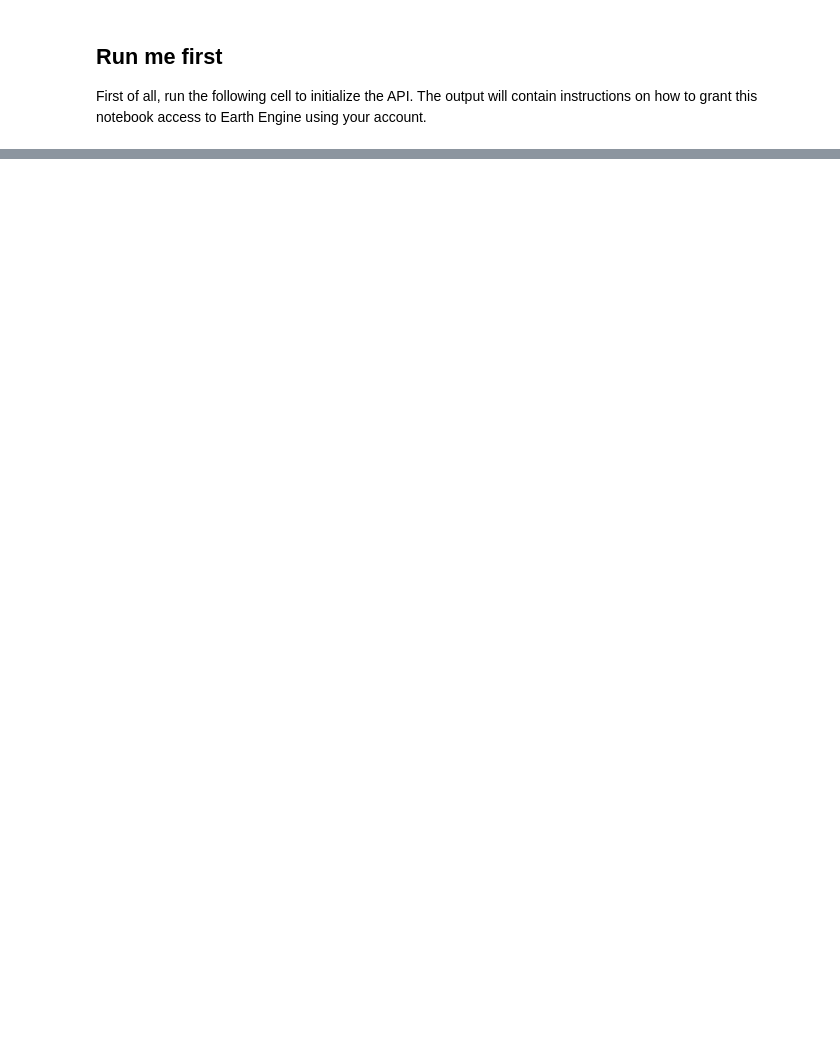
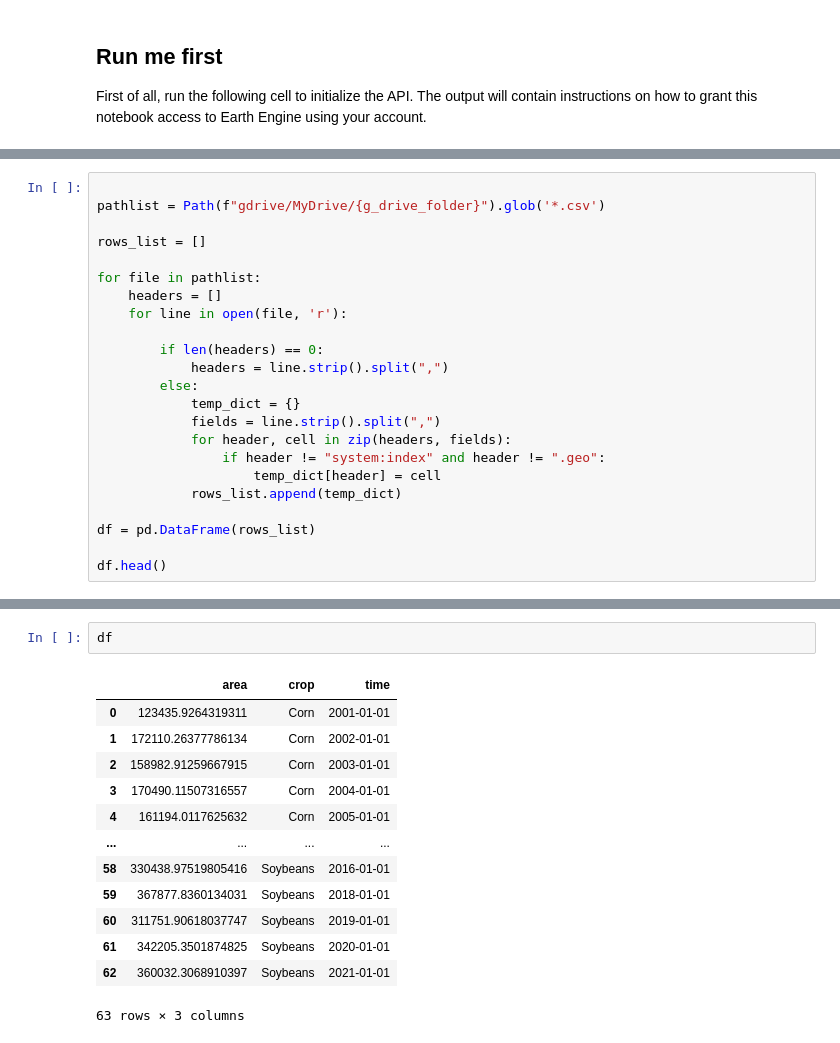
Before and after one commit to dgg32/crop_area, a Jupyter notebook: Google_Earth_Engine_USA_Crops_Area.ipynb, the cells around one changed output, grey strips where cells are left out. Drawn from its saved outputs; the diff is of its cells as text; blank space fills up the shorter version.

```diff
--- a/Google_Earth_Engine_USA_Crops_Area.ipynb
+++ b/Google_Earth_Engine_USA_Crops_Area.ipynb
@@ -116,0 +130,23 @@ for task in tasks:
+# %%
+
+pathlist = Path(f"gdrive/MyDrive/{g_drive_folder}").glob('*.csv')
+
+rows_list = []
+
+for file in pathlist:
+    headers = []
+    for line in open(file, 'r'):
+
+        if len(headers) == 0:
+            headers = line.strip().split(",")
+        else:
+            temp_dict = {}
+            fields = line.strip().split(",")
+            for header, cell in zip(headers, fields):
+                if header != "system:index" and header != ".geo":
+                    temp_dict[header] = cell
+            rows_list.append(temp_dict)
+
+df = pd.DataFrame(rows_list)
+
+df.head()
@@ -116,0 +160,16 @@ for task in tasks:
+# %%
+df
+# %% [output]
+|  | area | crop | time |
+| 0 | 123435.9264319311 | Corn | 2001-01-01 |
+| 1 | 172110.26377786134 | Corn | 2002-01-01 |
+| 2 | 158982.91259667915 | Corn | 2003-01-01 |
+| 3 | 170490.11507316557 | Corn | 2004-01-01 |
+| 4 | 161194.0117625632 | Corn | 2005-01-01 |
+| ... | ... | ... | ... |
+| 58 | 330438.97519805416 | Soybeans | 2016-01-01 |
+| 59 | 367877.8360134031 | Soybeans | 2018-01-01 |
+| 60 | 311751.90618037747 | Soybeans | 2019-01-01 |
+| 61 | 342205.3501874825 | Soybeans | 2020-01-01 |
+| 62 | 360032.3068910397 | Soybeans | 2021-01-01 |
+63 rows × 3 columns
```
Also changed, not shown: parts of 7 cells of this notebook.
